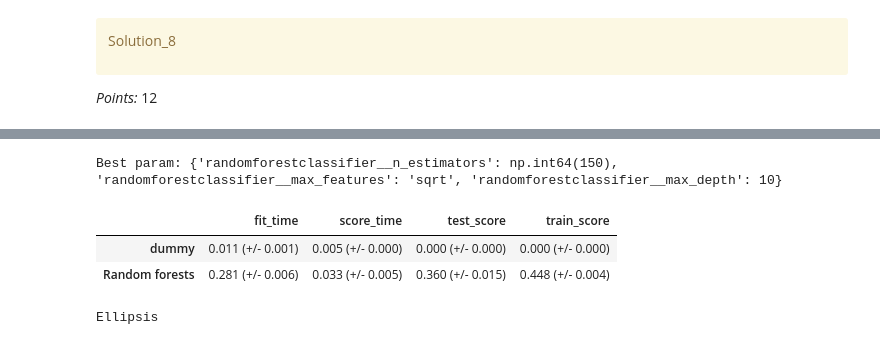
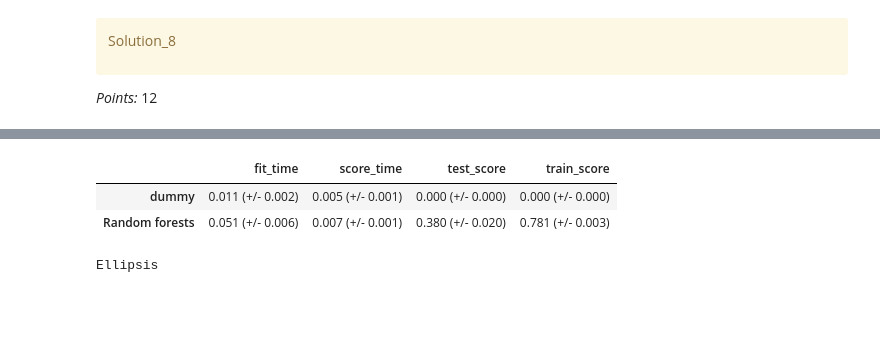
Before and after one commit to LegendWeasel/cpsc330-hw5, a Jupyter notebook: hw5.ipynb, the cells around one changed output, grey strips where cells are left out. Cells and saved outputs as stored; diff of their text form; code cells hidden in the pictures; blank space fills up the shorter version.

```diff
--- a/hw5.ipynb
+++ b/hw5.ipynb
@@ -547,14 +570,15 @@ _Type your answer here, replacing this text._
 # %%
 from sklearn.linear_model import LogisticRegression
-# Linnear Regressor Model: Adapted from Lecture 7
+# Logistic Regressor Model: Adapted from Lecture 7
 
+# Using grid search
 scores_dict = {
     "C": 10.0 ** np.arange(-4, 7, 1),
     "mean_train_scores": list(),
     "mean_cv_scores": list(),
 }
 for C in scores_dict["C"]:
-    lr = LogisticRegression(C=C)
+    lr = LogisticRegression(C=C, class_weight="balanced", max_iter=200)
     pipe = make_pipeline(preprocessor, lr)
     scores = mean_std_cross_val_scores(
         pipe, X_train, y_train, cv=5, return_train_score=True
@@ -619,36 +689,25 @@ Even though these other models have a higher test score compared to previous mod
 # %%
 # Adapted from lecture 12
-from sklearn.ensemble import RandomForestClassifier
-
-param_dist = {
-    'randomforestclassifier__n_estimators': np.arange(10, 200, 10),
-    'randomforestclassifier__max_features': ['sqrt', 'log2'],
-    'randomforestclassifier__max_depth': [None, 10, 20, 30, 40, 50],
-}
-
 pipe_rf = make_pipeline(
     preprocessor,
     RandomForestClassifier(
+        n_estimators=1, # Choosen from the above graph
         n_jobs=-1,
         random_state=123,
-        bootstrap=True
+        bootstrap=True,
+        class_weight="balanced"
     ),
 )
 
-random_search = RandomizedSearchCV(pipe_rf, param_distributions=param_dist, n_iter=50, cv=5, random_state=123, n_jobs=-1)
-random_search.fit(X_train,y_train)
-best_param = random_search.best_params_
-print("Best param:", best_param)
 results_dict["Random forests"] = mean_std_cross_val_scores(
-    random_search.best_estimator_, X_train, y_train, return_train_score=True
+    pipe_rf, X_train, y_train, return_train_score=True
 )
 results_df = pd.DataFrame(results_dict).T
 results_df
 # %% [output]
-Best param: {'randomforestclassifier__n_estimators': np.int64(150), 'randomforestclassifier__max_features': 'sqrt', 'randomforestclassifier__max_depth': 10}
 |  | fit_time | score_time | test_score | train_score |
-| dummy | 0.011 (+/- 0.001) | 0.005 (+/- 0.000) | 0.000 (+/- 0.000) | 0.000 (+/- 0.000) |
-| Random forests | 0.281 (+/- 0.006) | 0.033 (+/- 0.005) | 0.360 (+/- 0.015) | 0.448 (+/- 0.004) |
+| dummy | 0.011 (+/- 0.002) | 0.005 (+/- 0.001) | 0.000 (+/- 0.000) | 0.000 (+/- 0.000) |
+| Random forests | 0.051 (+/- 0.006) | 0.007 (+/- 0.001) | 0.380 (+/- 0.020) | 0.781 (+/- 0.003) |
 # %%
 ...
 # %% [output]
```
Also changed, not shown: parts of 19 cells of this notebook, 1 other file.
